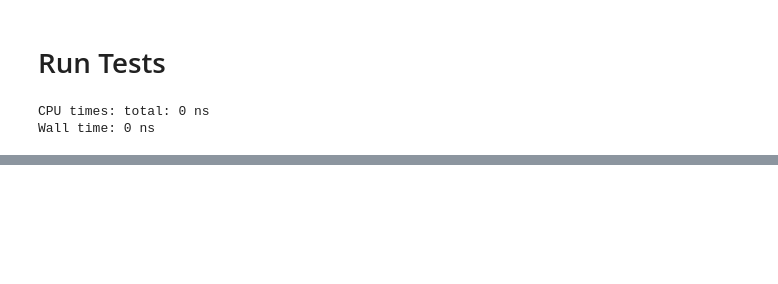
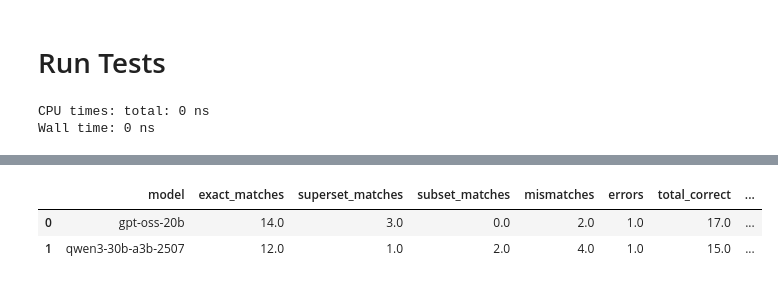
Before and after one commit to djouallah/semantic_sql_testing, a Jupyter notebook: SLM_SQL_test.ipynb, the cells around one changed output, grey strips where cells are left out. Drawn from its saved outputs; the diff is of its cells as text; code cells hidden in the pictures; blank space fills up the shorter version.

```diff
--- a/SLM_SQL_test.ipynb
+++ b/SLM_SQL_test.ipynb
@@ -1,12 +1,13 @@
 # %%
-test_semantic_model_url = 'https://raw.githubusercontent.com/djouallah/semantic_sql_testing/refs/heads/main/semantic_model.txt'
-questions_url           = 'https://raw.githubusercontent.com/djouallah/semantic_sql_testing/refs/heads/main/questions.json'
+test_semantic_model_url = '/tmp/llm/semantic_model.txt'
+questions_url           = '/tmp/llm/questions.json'
 SF                      = 0.1
-max_attempts            = 2
+max_attempts            = 1
 TIMEOUT_SECONDS         = 180
 output_dir              = "/tmp/llm"
-model1                  = "o3-mini"
-model2                  = "qwen3:30b-a3b"
+model0                  = "o3-mini"
+model1                  = "qwen3-30b-a3b-2507"
+model2                  = "gpt-oss-20b"
 # %% [markdown]
 # Setup
 # %%
@@ -590,3 +344,0 @@ Exact resultsets for 16 questions: [1, 2, 3, 4, 5, 6, 7, 8, 9, 10, 11, 12, 13, 1
-# %%
-for nbr in different_results:
-    display_side_by_side(nbr, model1, model2)
@@ -705,0 +348,83 @@ ORDER BY
+# %%
+# OPTIMIZED COMPARISON LOGIC - Much Faster!
+# Pre-calculate sorted hashes to avoid repeated expensive operations
+# FOCUS ON VALUES ONLY - IGNORE COLUMN NAMES COMPLETELY
+
+# Load and prepare data with pre-calculated hashes focusing only on values
+duckdb.sql(f"""
+    CREATE OR REPLACE VIEW results_all AS
+    SELECT *,
+    cardinality(result[1]) as nbr_columns,
+    [result_count , nbr_columns] as result_shape,
+    -- Extract only values (ignore column names completely)
+    flatten(array_transform(result, x -> json_extract(json(x), '$.*'))) as all_values,
+    -- Hash of all values for exact comparison
+    hash(flatten(array_transform(result, x -> json_extract(json(x), '$.*')))) as values_hash,
+    -- Sorted hash for order-independent comparison (values only)
+    hash(array_sort(flatten(array_transform(result, x -> json_extract(json(x), '$.*'))))) as sorted_values_hash
+    FROM read_json_auto('{output_dir}/log/*.json')
+    WHERE model in ('{model0}', '{model1}', '{model2}') and SF = '{SF}'
+""")
+
+duckdb.sql(f"""
+    CREATE OR REPLACE TEMP TABLE results_filtered_three AS
+    SELECT * FROM results_all
+    WHERE timestamp = (SELECT max(timestamp) FROM results_all r2 WHERE r2.model = results_all.model)
+""")
+
+
+
+# Enhanced comparison focusing exclusively on values with FIXED superset logic
+comparison_table = duckdb.sql(f"""
+    WITH source_results AS (
+        SELECT nbr,
+               all_values as source_values,
+               sorted_values_hash as source_sorted_hash,
+               result_count as source_rows
+        FROM results_filtered_three
+        WHERE model = '{model0}' AND error_details IS NULL
+    ),
+    model_scores AS (
+        SELECT
+            r.model,
+            r.nbr,
+            r.result_count,
+            r.duration_s,
+            s.source_rows,
+            CASE
+                WHEN r.error_details IS NOT NULL THEN 'error'
+                -- Exact values match (same sorted hash) - ORDER AND VALUES IDENTICAL
+                WHEN r.sorted_values_hash = s.source_sorted_hash THEN 'exact'
+                -- IMPROVED SUPERSET LOGIC: If all source values exist in model result
+                -- This handles cases where models return extra columns or calculations
+                WHEN array_has_all(r.all_values, s.source_values) THEN 'superset'
+                -- SUBSET: If model result is contained in source (shouldn't happen often)
+                WHEN array_has_all(s.source_values, r.all_values) THEN 'subset'
+                ELSE 'mismatch'
+            END as match_type
+        FROM results_filtered_three r
+        LEFT JOIN source_results s ON r.nbr = s.nbr
+        WHERE r.model IN ('{model1}', '{model2}')
+    )
+    SELECT
+        model,
+        SUM(CASE WHEN match_type = 'exact' THEN 1 ELSE 0 END) as exact_matches,
+        SUM(CASE WHEN match_type = 'superset' THEN 1 ELSE 0 END) as superset_matches,
+        SUM(CASE WHEN match_type = 'subset' THEN 1 ELSE 0 END) as subset_matches,
+        SUM(CASE WHEN match_type = 'mismatch' THEN 1 ELSE 0 END) as mismatches,
+        SUM(CASE WHEN match_type = 'error' THEN 1 ELSE 0 END) as errors,
+        SUM(CASE WHEN match_type IN ('exact', 'superset', 'subset') THEN 1 ELSE 0 END) as total_correct,
+        ROUND(SUM(CASE WHEN match_type IN ('exact', 'superset', 'subset') THEN 1 ELSE 0 END) / 20.0 * 100, 1) as accuracy_percent,
+        ROUND(SUM(duration_s), 1) as total_duration_seconds,
+        ROUND(AVG(duration_s), 2) as avg_duration_per_question
+    FROM model_scores
+    GROUP BY model
+    ORDER BY model
+""").df()
+
+print()
+display(comparison_table)
+# %% [output]
+|  | model | exact_matches | superset_matches | subset_matches | mismatches | errors | total_correct | ... |
+| 0 | gpt-oss-20b | 14.0 | 3.0 | 0.0 | 2.0 | 1.0 | 17.0 | ... |
+| 1 | qwen3-30b-a3b-2507 | 12.0 | 1.0 | 2.0 | 4.0 | 1.0 | 15.0 | ... |
```
Also changed, not shown: parts of 14 cells of this notebook.
